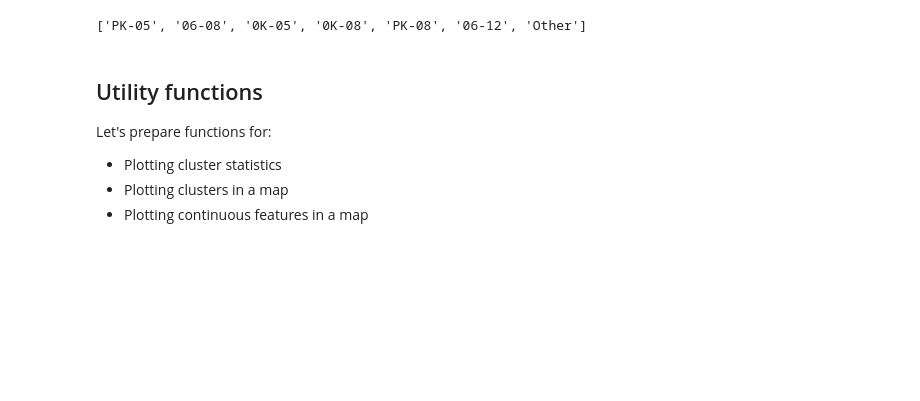
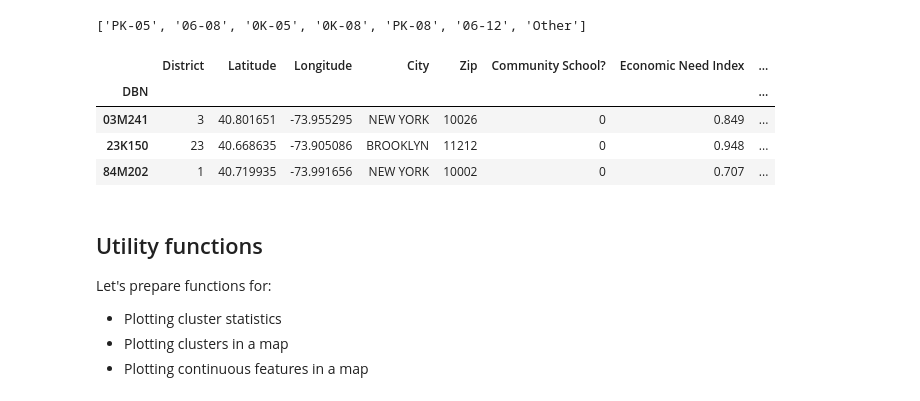
Before and after one commit to araraonline/kag-passnyc, a Jupyter notebook: notebooks/kernel-ethnic-clustering.ipynb, the cells around one changed output. Drawn from its saved outputs; the diff is of its cells as text; code cells hidden in the pictures; blank space fills up the shorter version.

```diff
--- a/notebooks/kernel-ethnic-clustering.ipynb
+++ b/notebooks/kernel-ethnic-clustering.ipynb
@@ -148,6 +160,15 @@ grades = grades + ['Other']
 print(grades)
 # %% [output]
 ['PK-05', '06-08', '0K-05', '0K-08', 'PK-08', '06-12', 'Other']
+# %%
+# these are clear outliers
+df[df['Rigorous Instruction %'] == 0]
+# %% [output]
+|  | District | Latitude | Longitude | City | Zip | Community School? | Economic Need Index | ... |
+| DBN |  |  |  |  |  |  |  | ... |
+| 03M241 | 3 | 40.801651 | -73.955295 | NEW YORK | 10026 | 0 | 0.849 | ... |
+| 23K150 | 23 | 40.668635 | -73.905086 | BROOKLYN | 11212 | 0 | 0.948 | ... |
+| 84M202 | 1 | 40.719935 | -73.991656 | NEW YORK | 10002 | 0 | 0.707 | ... |
 # %% [markdown]
 ## Utility functions
 
```
Also changed, not shown: parts of 3 cells of this notebook.
